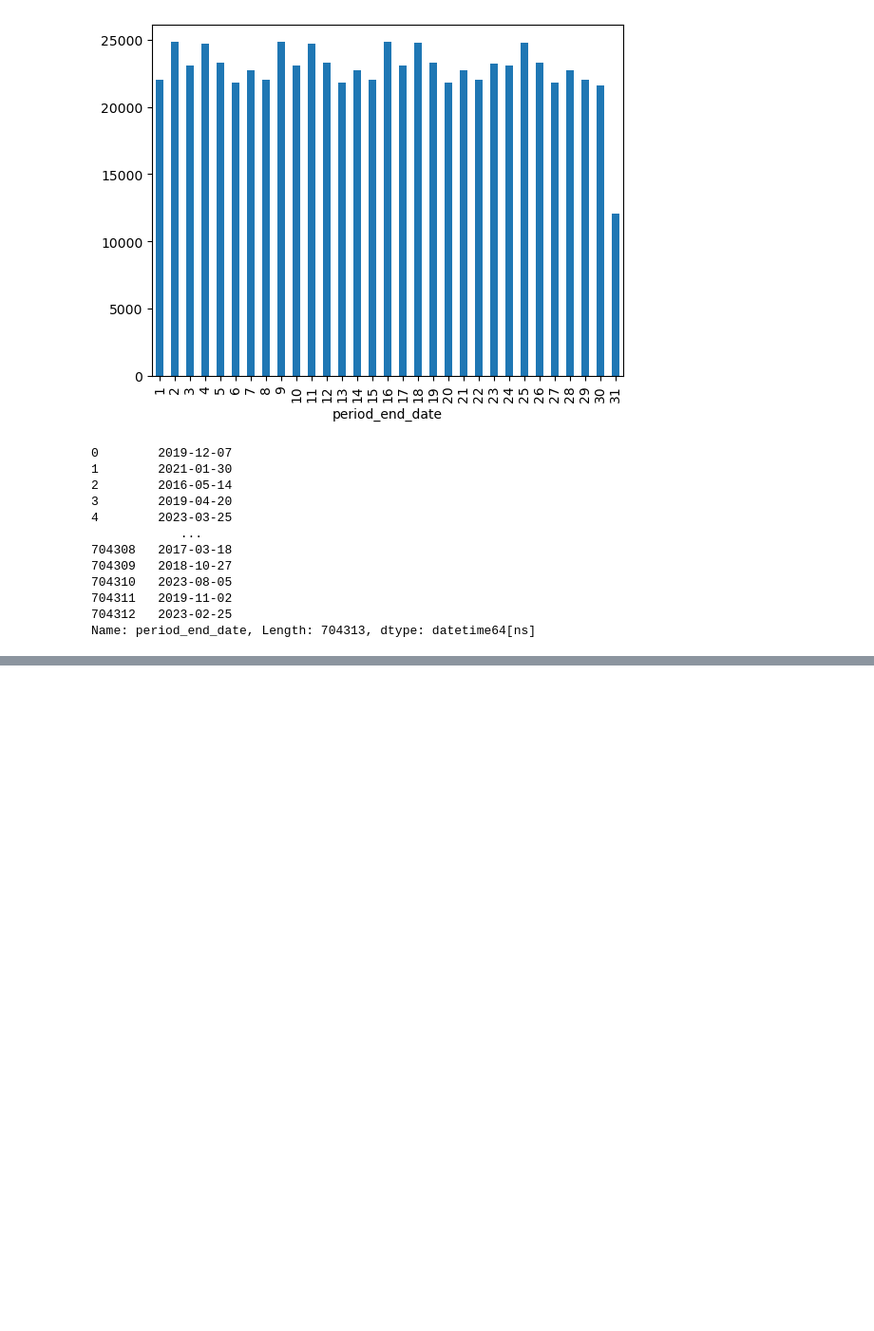
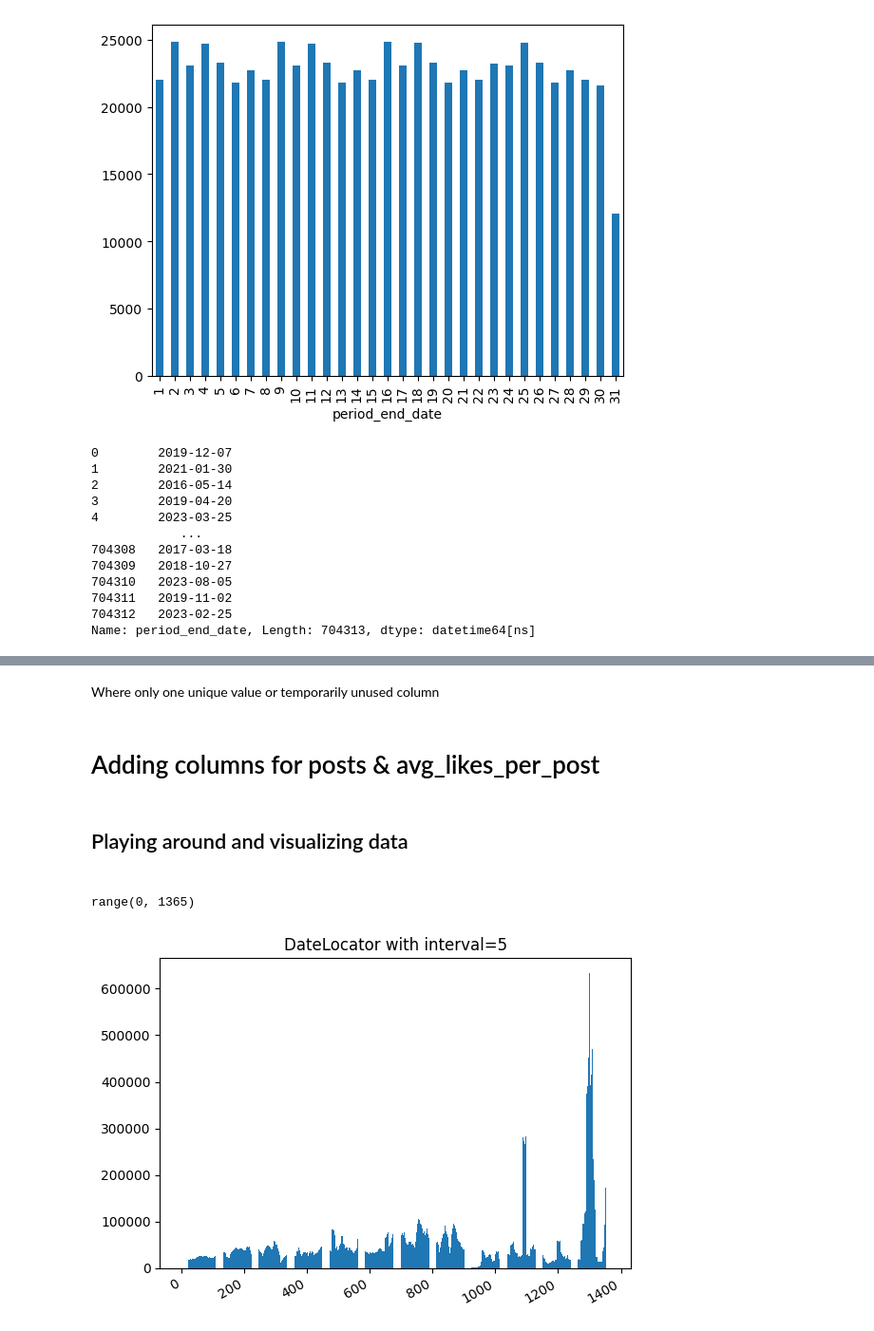
Before and after one commit to lerchal1/21_Datathon_2024, a Jupyter notebook: 0_exploratory_data_analysis.ipynb, the cells around one changed output, grey strips where cells are left out. Shown: that part at 95% size. Cells and saved outputs as stored; diff of their text form; code cells hidden in the pictures; blank space fills up the shorter version.

```diff
--- a/0_exploratory_data_analysis.ipynb
+++ b/0_exploratory_data_analysis.ipynb
@@ -269,0 +272,52 @@ Name: period_end_date, Length: 704313, dtype: datetime64[ns]
+# %% [markdown]
+Where only one unique value or temporarily unused column
+# %%
+df = df.drop(['period', 'primary_exchange_name', 'calculation_type', 'domicile_country_name', 'compset'], axis=1)
+
+#sort by period end date
+# df = df.sort_values(by='period_end_date', ascending=True)
+
+#just show rows with  name hering
+# df = df[df['period_end_date'] > '2020-12-31']
+# %% [markdown]
+<h1> Adding columns for posts & avg_likes_per_post <h1\>
+# %%
+df.loc[:, "Avg_Likes_Per_Post"] = df["likes"]/(df['videos'] + df['pictures'])
+# %% [markdown]
+<h2> Playing around and visualizing data<h2/>
+# %%
+import datetime as dt
+df_CK = df[df['business_entity_doing_business_as_name'].str.contains('Calvin Klein')]
+dates = df_CK["period_end_date"]
+df_CK = df_CK.sort_values(by='period_end_date', ascending=True)
+df_CK.dropna
+df_CK.drop_duplicates
+# for date in dates:
+#     print(type(date))
+# x = [dt.datetime.strptime(d,'%Y-%m-%d').date() for d in dates]
+
+y = df_CK["Avg_Likes_Per_Post"]
+x = range(len(y))
+
+print(x)
+
+
+
+
+# plt.gca().xaxis.set_major_formatter(mdates.DateFormatter('%Y-%m-%d'))
+# plt.gca().xaxis.set_major_locator(mdates.DayLocator(interval=10))
+# plt.plot(x,y, align='center')
+# plt.gcf().autofmt_xdate()
+# plt.show()
+
+plt.bar(x, y, align='center') # center the bars on their x-values
+plt.title('DateLocator with interval=5')
+plt.gcf().autofmt_xdate()
+plt.show()
+
+df_CK = df_CK.sort_values(by='period_end_date', ascending=True)
+df_CK.reset_index
+df_CK.head(20)
+# %% [output]
+range(0, 1365)
+[figure, added]
```
Also changed, not shown: parts of 9 cells of this notebook.
